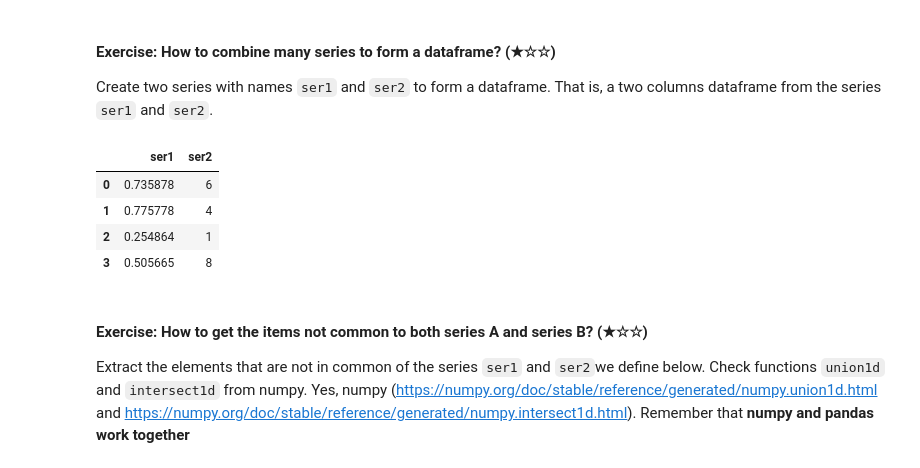
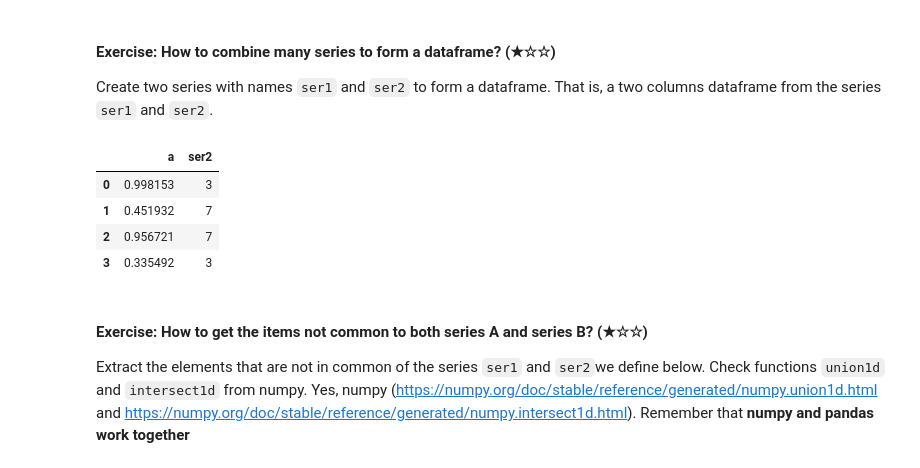
Before and after one commit to 6oncvlo/machine-learning-prework, a Jupyter notebook: 03-pandas/03.1-Intro-To-Pandas.ipynb, the cells around one changed output. Cells and saved outputs as stored; diff of their text form; code cells hidden in the pictures.

```diff
--- a/03-pandas/03.1-Intro-To-Pandas.ipynb
+++ b/03-pandas/03.1-Intro-To-Pandas.ipynb
@@ -117,13 +117,13 @@ Create two series with names `ser1` and `ser2` to form a dataframe. That is, a t
 # %%
 s1=pd.Series(np.random.random(4),name="ser1")
 s2=pd.Series(np.random.randint(1,10,4),name="ser2")
-pd.DataFrame({"ser1": s1,"ser2":s2})
+pd.DataFrame({"a": s1,"ser2":s2})
 # %% [output]
-|  | ser1 | ser2 |
-| 0 | 0.735878 | 6 |
-| 1 | 0.775778 | 4 |
-| 2 | 0.254864 | 1 |
-| 3 | 0.505665 | 8 |
+|  | a | ser2 |
+| 0 | 0.998153 | 3 |
+| 1 | 0.451932 | 7 |
+| 2 | 0.956721 | 7 |
+| 3 | 0.335492 | 3 |
 # %% [markdown]
 #### Exercise: How to get the items not common to both series A and series B? (★☆☆)
 Extract the elements that are not in common of the series `ser1` and `ser2`we define below.
```
Also changed, not shown: parts of 3 cells of this notebook, 2 other files.
